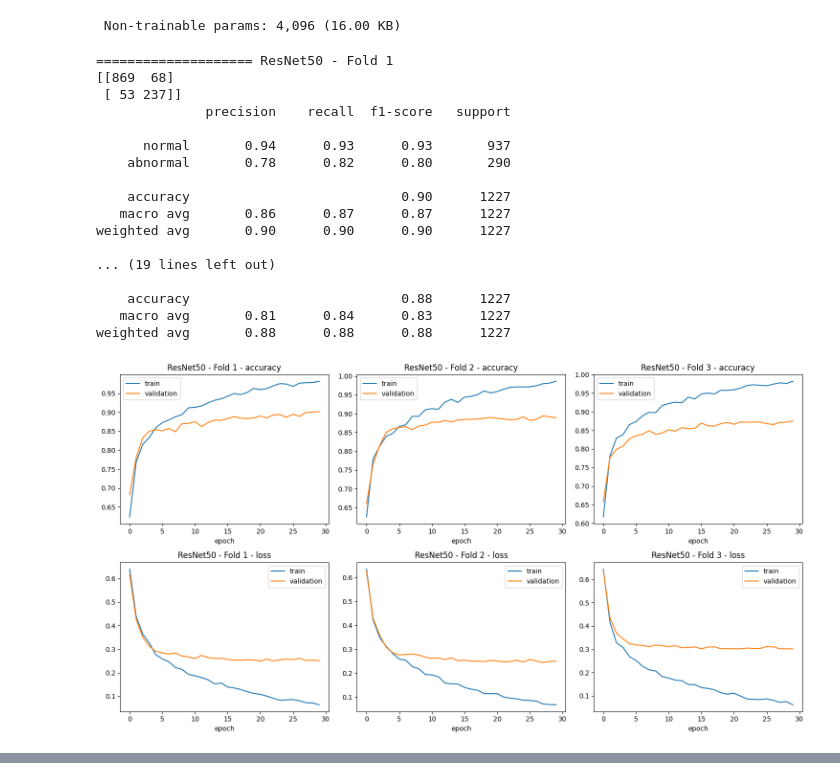
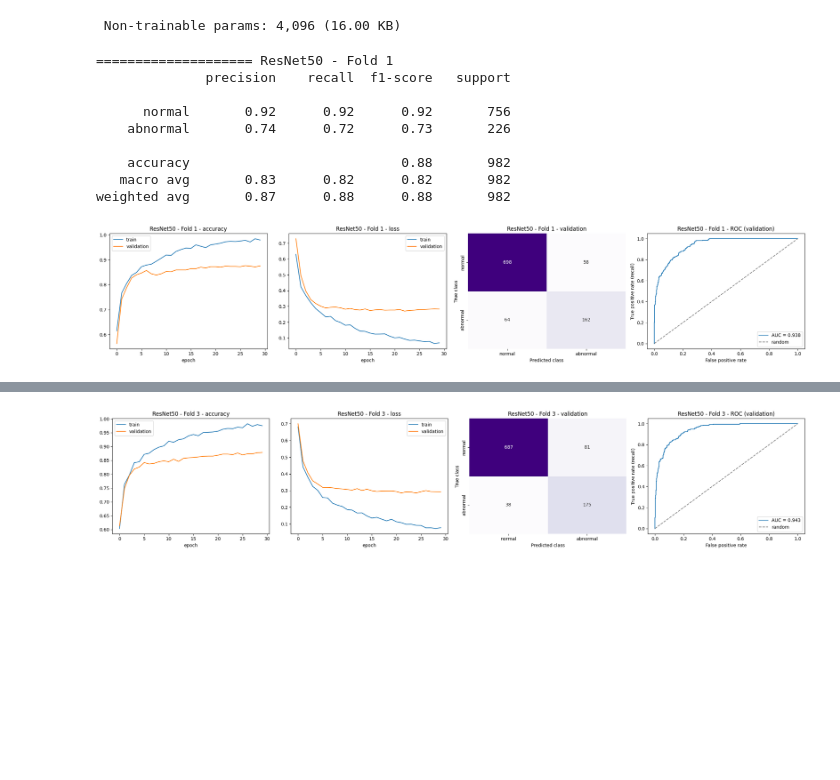
Before and after one commit to Farah-Belghith2710/CardioAgent, a Jupyter notebook: notebooks/06_Tp8_transfer_learning.ipynb, the cells around one changed output, grey strips where cells are left out. Saved outputs shown, nothing was run; the diff lists cells and outputs as text; code cells hidden in the pictures; blank space fills up the shorter version.

```diff
--- a/notebooks/06_Tp8_transfer_learning.ipynb
+++ b/notebooks/06_Tp8_transfer_learning.ipynb
@@ -63,6 +68,7 @@ def save_data(data, file_name):
 # the Mel spectrograms made by the CNN notebook (04): the same clean wavs, 5 s, 2000 Hz, 40 bands x 157 moments
 spectrograms = load_data(project_folder + "cnn_spectrograms.data")
 labels = load_data(project_folder + "cnn_labels.data")
+files = np.array(load_data(project_folder + "cnn_files.data"))    # the name of the wav of each row
 
 X = np.array(spectrograms)    # (number of wavs, 40, 157), in dB (from -80 to 0)
 y = np.array(labels)          # 1 = abnormal, 0 = normal
@@ -135,8 +141,26 @@ for i in range(len(all_deep_models)):
         features[model_name_txt] = extract_features(base_model, all_preprocess[i])
         save_data(features[model_name_txt], file_name)
         print(model_name_txt, ": features made in", round(time.time() - start_time), "s")
+    assert len(features[model_name_txt]) == len(y), "the features do not match the spectrograms: delete " + file_name
     print(model_name_txt, ":", len(base_model.layers), "layers,", base_model.count_params(), "weights (all frozen)",
           "-> each wav = a list of", features[model_name_txt].shape[1], "numbers")
 # %% [output]
 ResNet50 : 176 layers, 23587712 weights (all frozen) -> each wav = a list of 2048 numbers
 VGG16 : 20 layers, 14714688 weights (all frozen) -> each wav = a list of 512 numbers
+# %%
+# ==================== 3. The fixed TEST set (made by notebook 01): put aside, never used to train ====================
+# - 80% = the TRAIN part: the 3 folds (validation) and the training of the final classifier happen only here
+# - 20% = the TEST part: used ONCE at the end, to test the final model
+# (the features of ALL the wavs were made before: no problem, the pre-trained part never learns from our wavs)
+with open(project_folder + "splits/test_files.json") as f:
+    split = json.load(f)
+test_label = dict(zip(split["test_files"], split["test_labels"]))    # name of a test wav -> its class
+
+assert len(files) == len(y), "cnn_files.data does not match: run notebook 04 again"
+is_test = np.array([name in test_label for name in files])          # True for the 20% test wavs
+assert is_test.sum() == split["n_test"], "some test wavs are missing: run notebook 01 again"
+for i in np.where(is_test)[0]:
+    assert y[i] == test_label[files[i]], "the class of " + files[i] + " is not the same in notebook 01"
+
+y_train, y_test = y[~is_test], y[is_test]    # ~ = "not": the 80% train part
+print("train (80%):", len(y_train), "wavs | test (20%):", len(y_test), "wavs")
@@ -201,59 +255,55 @@ def plot_acc_loss(histories, model_name_txt):
     plt.show()
 # %%
-# ==================== 4. Training and testing on 3 folds (the same folds as all the other models) ====================
-# No leakage: the pre-trained part never learns from our wavs, so making the features of ALL the wavs
-# before the folds is OK. Only the small classifier learns, on the train part of each fold.
+# ==================== 5. VALIDATION: 3 folds on the 80% train part (the same folds as all the other models) ====================
 EPOCHS = 30         # 30 passes over the train wavs (it's fast: the classifier is small)
 BATCH_SIZE = 32     # the weights change after every 32 wavs
-class_weight = {0: len(y) / (2 * np.sum(y == 0)), 1: len(y) / (2 * np.sum(y == 1))}    # like TP7: abnormal x 3.5
+# like TP7: each abnormal wav counts 3.5x more (computed on the train part only)
+class_weight = {0: len(y_train) / (2 * np.sum(y_train == 0)), 1: len(y_train) / (2 * np.sum(y_train == 1))}
 
 kfold = KFold(n_splits=3, shuffle=True, random_state=1)    # the same 3 folds as TP3, TP4 and TP7
 results = []          # 1 line per (model, fold)
 all_histories = {}    # the 3 Keras histories (curves) of each model, kept for MLflow
 for model_name_txt in all_model_name_txt:
-    F = features[model_name_txt]
+    F_train = features[model_name_txt][~is_test]
     histories = []
     fold = 1
-    for train_index, test_index in kfold.split(F):
+    for train_index, val_index in kfold.split(F_train):
         print("====================", model_name_txt, "- Fold", fold)
         keras.utils.set_random_seed(0)    # the same random start each time -> the same results if we run it again
-        head = build_head(F.shape[1])
-        history = head.fit(F[train_index], y[train_index], epochs=EPOCHS, batch_size=BATCH_SIZE,
-                           class_weight=class_weight, validation_data=(F[test_index], y[test_index]), verbose=0)
+        head = build_head(F_train.shape[1])
+        history = head.fit(F_train[train_index], y_train[train_index], epochs=EPOCHS, batch_size=BATCH_SIZE,
+                           class_weight=class_weight, validation_data=(F_train[val_index], y_train[val_index]),
+                           verbose=0)
         histories.append(history)
 
         # the sigmoid gives a probability: more than 0.5 -> abnormal (1), else normal (0)
-        y_test = y[test_index]
-        y_pred = (head.predict(F[test_index], verbose=0) > 0.5).astype(int).ravel()
-        print(confusion_matrix(y_test, y_pred))
-        print(classification_report(y_test, y_pred, target_names=["normal", "abnormal"]))
+        y_val = y_train[val_index]
+        y_prob = head.predict(F_train[val_index], verbose=0).ravel()
+        y_pred = (y_prob > 0.5).astype(int)
+        false_positive_rate, true_positive_rate, thresholds = roc_curve(y_val, y_prob)
+        print(classification_report(y_val, y_pred, target_names=["normal", "abnormal"]))
         results.append({
             "model": model_name_txt,
             "fold": fold,
-            "accuracy": accuracy_score(y_test, y_pred),
-            "precision": precision_score(y_test, y_pred),    # precision, recall, f1: of the abnormal class
-            "recall": recall_score(y_test, y_pred),
-            "f1": f1_score(y_test, y_pred),
+            "accuracy": accuracy_score(y_val, y_pred),
+            "precision": precision_score(y_val, y_pred),    # precision, recall, f1: of the abnormal class
+            "recall": recall_score(y_val, y_pred),
+            "f1": f1_score(y_val, y_pred),
+            "auc": auc(false_positive_rate, true_positive_rate),
+            "y_val": y_val,                                 # kept for the summary figure
+            "y_prob": y_prob,
         })
+        plot_fold(history, y_val, y_prob, model_name_txt, fold)
         fold = fold + 1
-    plot_acc_loss(histories, model_name_txt)
     all_histories[model_name_txt] = histories
 # %% [output]
 ==================== ResNet50 - Fold 1
-[[869  68]
- [ 53 237]]
               precision    recall  f1-score   support
 
-      normal       0.94      0.93      0.93       937
-    abnormal       0.78      0.82      0.80       290
+      normal       0.92      0.92      0.92       756
+    abnormal       0.74      0.72      0.73       226
 
-    accuracy                           0.90      1227
-   macro avg       0.86      0.87      0.87      1227
-weighted avg       0.90      0.90      0.90      1227
-
-... (19 lines left out)
-
-    accuracy                           0.88      1227
-   macro avg       0.81      0.84      0.83      1227
-weighted avg       0.88      0.88      0.88      1227
+    accuracy                           0.88       982
+   macro avg       0.83      0.82      0.82       982
+weighted avg       0.87      0.88      0.88       982
-[figure, old version]
+[figure, new version]
@@ -277,0 +329 @@ weighted avg       0.86      0.84      0.84      1227
+[figure, added]
```
Also changed, not shown: parts of 10 cells of this notebook, 51 other files.
